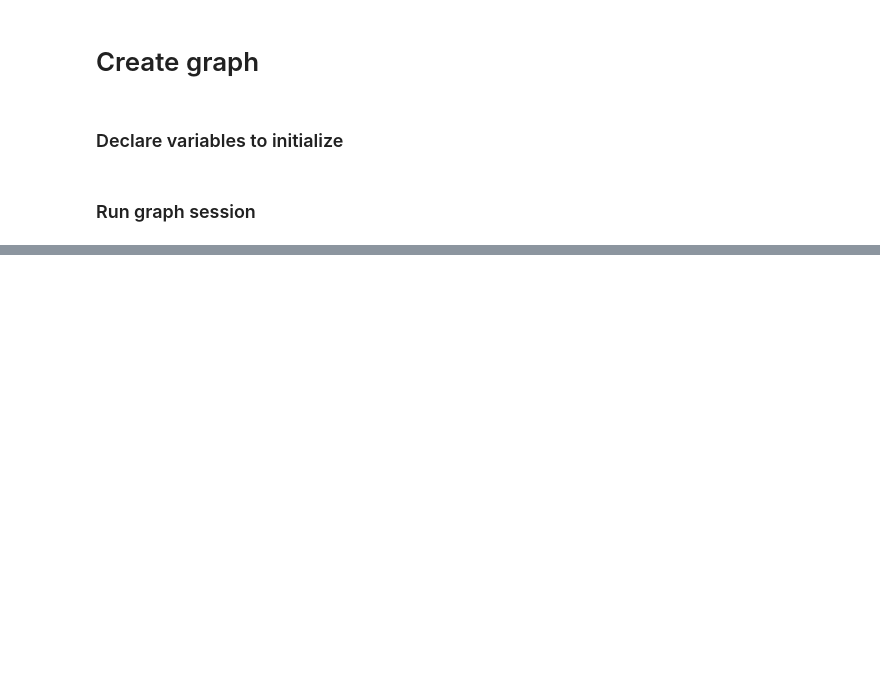
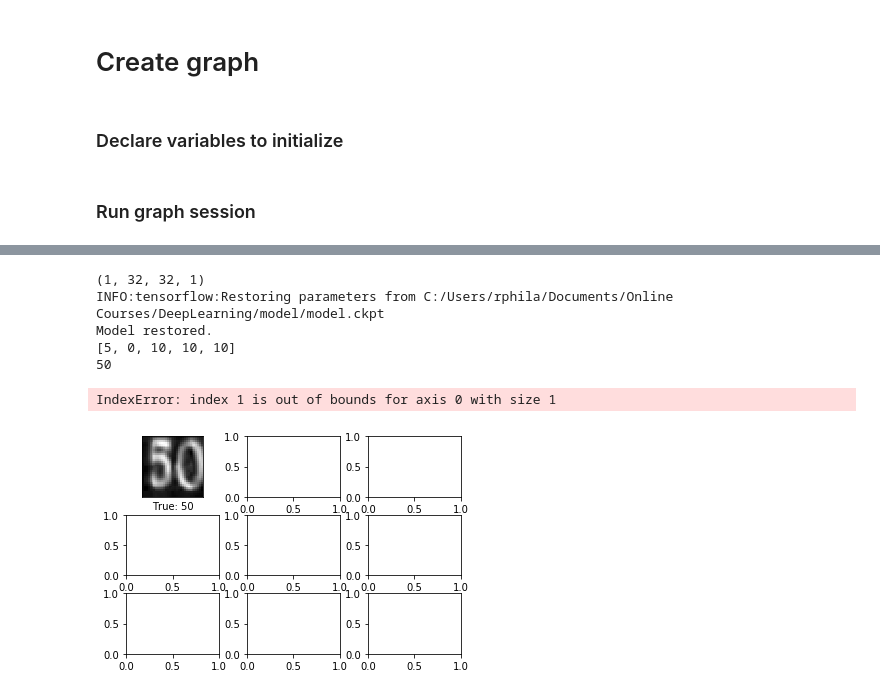
Before and after one commit to rphila/Deep-Learning, a Jupyter notebook: Lesson_7.ipynb, the cells around one changed output, grey strips where cells are left out. Saved outputs shown, nothing was run; the diff lists cells and outputs as text; code cells hidden in the pictures; blank space fills up the shorter version.

Commit message:
add save model and restore for prediction

```diff
--- a/Lesson_7.ipynb
+++ b/Lesson_7.ipynb
@@ -355,7 +453,9 @@ import numpy as np
 # Neural Network Configurations
 # %%
 batch_size = 256
+valid_dataset_batch = valid_dataset[:batch_size]
 
+num_conv_layers = 3
 # Convolutional Layer 1.
 filter_size1 = 5          # Convolution filters are 5 x 5 pixels.
 num_filters1 = 16         # There are 16 of these filters.
@@ -370,8 +470,9 @@ num_filters3 = 64        # There are 64 of these filters.
 
 # Fully-connected layer.
 fc_size = 1024         # Number of neurons in fully-connected hidden layer
-
-drop_rate = 0.9
+num_fc_layers = 3
+drop_rate1 = 0.4
+drop_rate2 = 0.8
 # %% [markdown]
 # Create graph
 # %% [markdown]
@@ -722,0 +864,39 @@ Validation avg accuracy: 85.2%
+# %%
+#tf.reset_default_graph()
+
+test_data = valid_dataset[[2]]
+print(test_data.shape)
+
+with tf.Session(graph=graph) as session:
+  saver.restore(session, "C:/Users/rphila/Documents/Online Courses/DeepLearning/model/model.ckpt")
+  print("Model restored.")
+
+  feed_dict = {tf_test_dataset : test_data}
+
+  pred0, pred1, pred2, pred3, pred4, pred5  \
+        = session.run([test_prediction0, test_prediction1, test_prediction2, test_prediction3
+                       , test_prediction4, test_prediction5] , feed_dict=feed_dict)
+
+  pred = []
+  pred.append(pred1[0].tolist().index(max(pred1[0])))
+  pred.append(pred2[0].tolist().index(max(pred2[0])))
+  pred.append(pred3[0].tolist().index(max(pred3[0])))
+  pred.append(pred4[0].tolist().index(max(pred4[0])))
+  pred.append(pred5[0].tolist().index(max(pred5[0])))
+  print(pred)
+  predict_lbl =''
+  for i in range(0, pred0[0].tolist().index(max(pred0[0]))):
+    predict_lbl = predict_lbl + str(pred[i])
+
+  print(predict_lbl)
+# %% [output]
+(1, 32, 32, 1)
+INFO:tensorflow:Restoring parameters from C:/Users/rphila/Documents/Online Courses/DeepLearning/model/model.ckpt
+Model restored.
+[5, 0, 10, 10, 10]
+50
+# %%
+plot_images(images=test_data, cls_true=[predict_lbl])
+# %% [output]
+IndexError: index 1 is out of bounds for axis 0 with size 1
+[figure, added]
```
Also changed, not shown: parts of 17 cells of this notebook.
